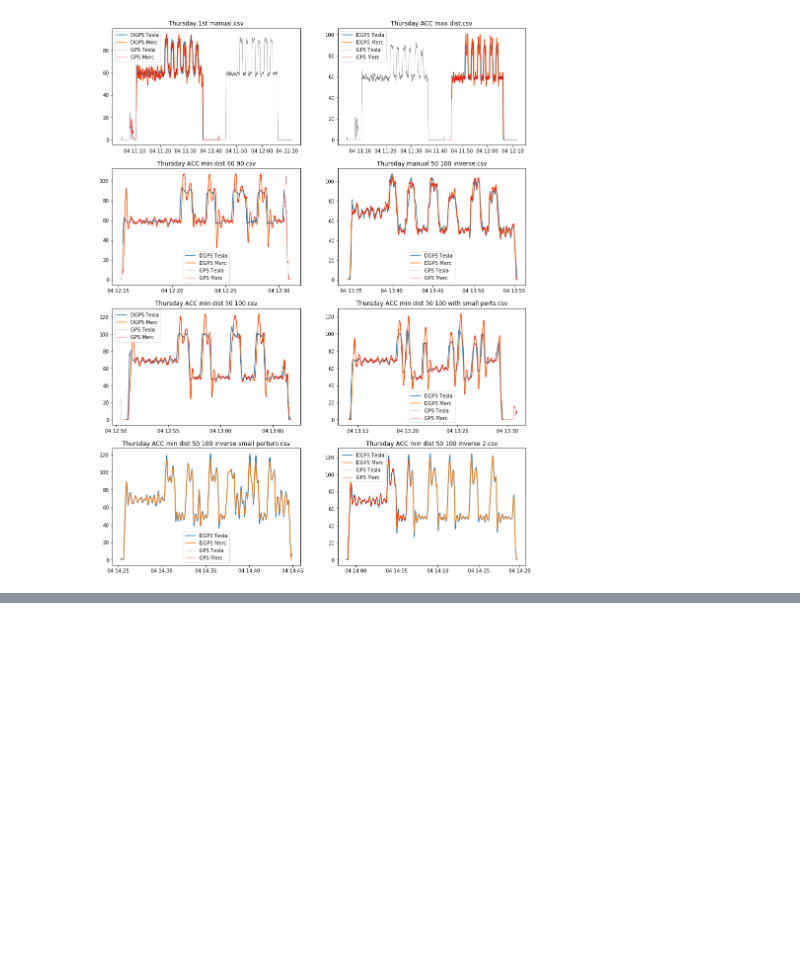
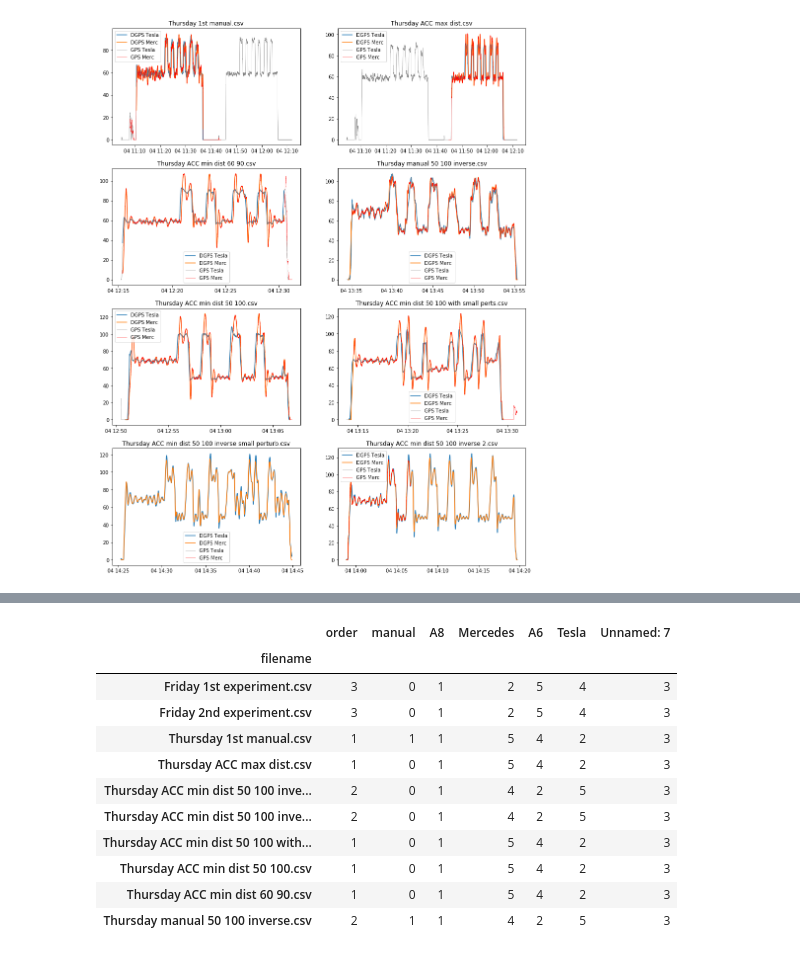
Before and after one commit to iipr/deep-auto-pi, a Jupyter notebook: notebooks/data-synchronization.ipynb, the cells around one changed output, grey strips where cells are left out. Cells and saved outputs as stored; diff of their text form; code cells hidden in the pictures; blank space fills up the shorter version.

```diff
--- a/notebooks/data-synchronization.ipynb
+++ b/notebooks/data-synchronization.ipynb
@@ -697,0 +918,15 @@ plt.show()
+# %%
+pd.read_csv('../data/raw/labeled/vehicle_order.csv').set_index('filename')
+# %% [output]
+|  | order | manual | A8 | Mercedes | A6 | Tesla | Unnamed: 7 |
+| filename |  |  |  |  |  |  |  |
+| Friday 1st experiment.csv | 3 | 0 | 1 | 2 | 5 | 4 | 3 |
+| Friday 2nd experiment.csv | 3 | 0 | 1 | 2 | 5 | 4 | 3 |
+| Thursday 1st manual.csv | 1 | 1 | 1 | 5 | 4 | 2 | 3 |
+| Thursday ACC max dist.csv | 1 | 0 | 1 | 5 | 4 | 2 | 3 |
+| Thursday ACC min dist 50 100 inve... | 2 | 0 | 1 | 4 | 2 | 5 | 3 |
+| Thursday ACC min dist 50 100 inve... | 2 | 0 | 1 | 4 | 2 | 5 | 3 |
+| Thursday ACC min dist 50 100 with... | 1 | 0 | 1 | 5 | 4 | 2 | 3 |
+| Thursday ACC min dist 50 100.csv | 1 | 0 | 1 | 5 | 4 | 2 | 3 |
+| Thursday ACC min dist 60 90.csv | 1 | 0 | 1 | 5 | 4 | 2 | 3 |
+| Thursday manual 50 100 inverse.csv | 2 | 1 | 1 | 4 | 2 | 5 | 3 |
```
Also changed, not shown: parts of 20 cells of this notebook.
